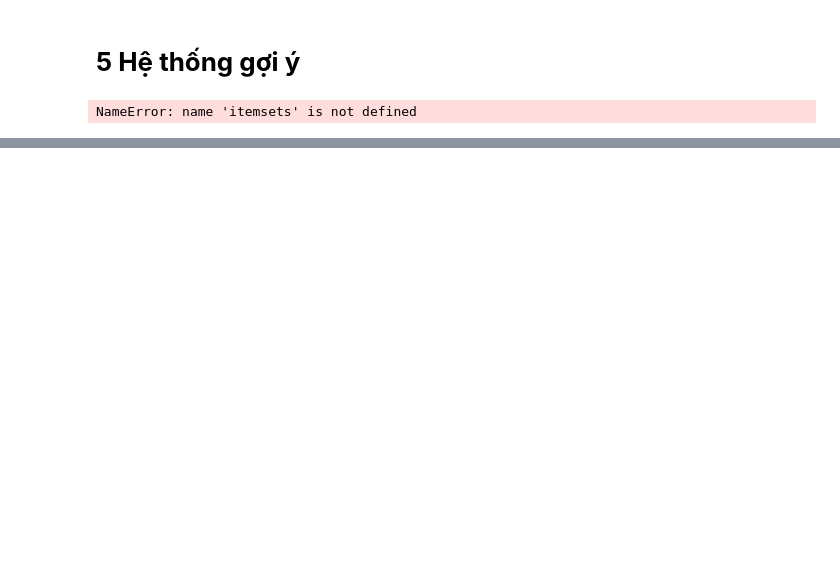
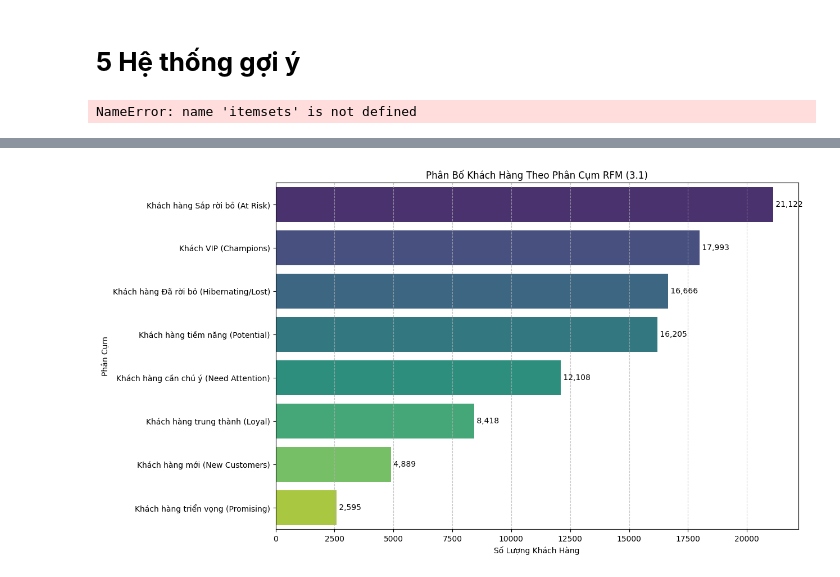
Before and after one commit to Ginz13062004/data, a Jupyter notebook: Nhom7.ipynb, the cells around one changed output, grey strips where cells are left out. Drawn from its saved outputs; the diff is of its cells as text; code cells hidden in the pictures; blank space fills up the shorter version.

```diff
--- a/Nhom7.ipynb
+++ b/Nhom7.ipynb
@@ -604,9 +610,12 @@ shape: (5, 1)
 # %%
 # 1.7.3 TỔNG HỢP THEO THÁNG
 # =========================================================
-df = df.with_columns(pl.col(date_col).dt.truncate("1mo").alias("month"))
+# Dùng df_lr
+df_lr = df_lr.with_columns(pl.col(date_col).dt.truncate("1mo").alias("month"))
+
 monthly = (
-    df.group_by("month")
+    # Dùng df_lr
+    df_lr.group_by("month")
       .agg(pl.col("net_revenue").sum().alias("net_revenue"))
       .sort("month")
 )
@@ -1053,0 +1161,57 @@ NameError: name 'itemsets' is not defined
+# %%
+try:
+    # 5. Định nghĩa các phân khúc
+    print("Đang gán nhãn phân khúc khách hàng...")
+    # Chuyển sang Pandas để dùng replace (regex) cho tiện
+    rfm_pd = rfm_df.to_pandas()
+
+    # Định nghĩa các phân khúc dựa trên điểm R và F (M thường tương quan với F)
+    # Đây là một cách phân khúc phổ biến, bạn có thể tùy chỉnh nếu muốn
+    seg_map = {
+        r'[45][45]': 'Khách VIP (Champions)',          # R=4-5, F=4-5
+        r'[34][45]': 'Khách hàng trung thành (Loyal)', # R=3-4, F=4-5
+        r'[45][23]': 'Khách hàng tiềm năng (Potential)', # R=4-5, F=2-3
+        r'51': 'Khách hàng mới (New Customers)',      # R=5, F=1
+        r'41': 'Khách hàng triển vọng (Promising)',   # R=4, F=1
+        r'3[1-3]': 'Khách hàng cần chú ý (Need Attention)', # R=3, F=1-3
+        r'[12][345]': 'Khách hàng Sắp rời bỏ (At Risk)', # R=1-2, F=3-5
+        r'[12][12]': 'Khách hàng Đã rời bỏ (Hibernating/Lost)' # R=1-2, F=1-2
+    }
+
+    # Chúng ta chỉ dùng R và F score để gán nhãn cho đơn giản
+    rfm_pd['Segment'] = rfm_pd['R_score'].astype(str) + rfm_pd['F_score'].astype(str)
+    rfm_pd['Segment'] = rfm_pd['Segment'].replace(seg_map, regex=True)
+
+    # Gán các segment chưa khớp (nếu có) vào 'Khách hàng khác'
+    rfm_pd.loc[rfm_pd['Segment'].str.match(r'^[1-5]{2}$'), 'Segment'] = 'Khách hàng khác (Others)'
+
+    rfm_df = pl.from_pandas(rfm_pd)
+
+    # 6. Phân tích các phân khúc
+    print("\nPhân tích đặc điểm các phân cụm RFM:")
+    segment_analysis = rfm_df.group_by("Segment").agg([
+        pl.mean("Recency").alias("Avg_Recency"),
+        pl.mean("Frequency").alias("Avg_Frequency"),
+        pl.mean("Monetary").alias("Avg_Monetary"),
+        pl.count().alias("Customer_Count")
+    ]).sort("Customer_Count", descending=True)
+
+    print(segment_analysis)
+
+    # 7. Trực quan hóa phân bố phân khúc
+    segment_counts_pd = segment_analysis.select(["Segment", "Customer_Count"]).to_pandas()
+
+    plt.figure(figsize=(12, 8))
+    sns.barplot(data=segment_counts_pd, y="Segment", x="Customer_Count", palette="viridis")
+    plt.title("Phân Bố Khách Hàng Theo Phân Cụm RFM (3.1)")
+    plt.xlabel("Số Lượng Khách Hàng")
+    plt.ylabel("Phân Cụm")
+    plt.grid(axis='x', linestyle='--', alpha=0.7)
+    # Thêm text cho rõ
+    for i, (count, segment) in enumerate(zip(segment_counts_pd['Customer_Count'], segment_counts_pd['Segment'])):
+        plt.text(count, i, f' {count:,}', ha='left', va='center')
+    plt.show()
+
+except Exception as e:
+    print(f"Lỗi trong quá trình phân khúc hoặc vẽ biểu đồ RFM: {e}")
+# %% [output]
@@ -1053,0 +1236 @@ NameError: name 'itemsets' is not defined
+[figure, added]
```
Also changed, not shown: parts of 24 cells of this notebook.
